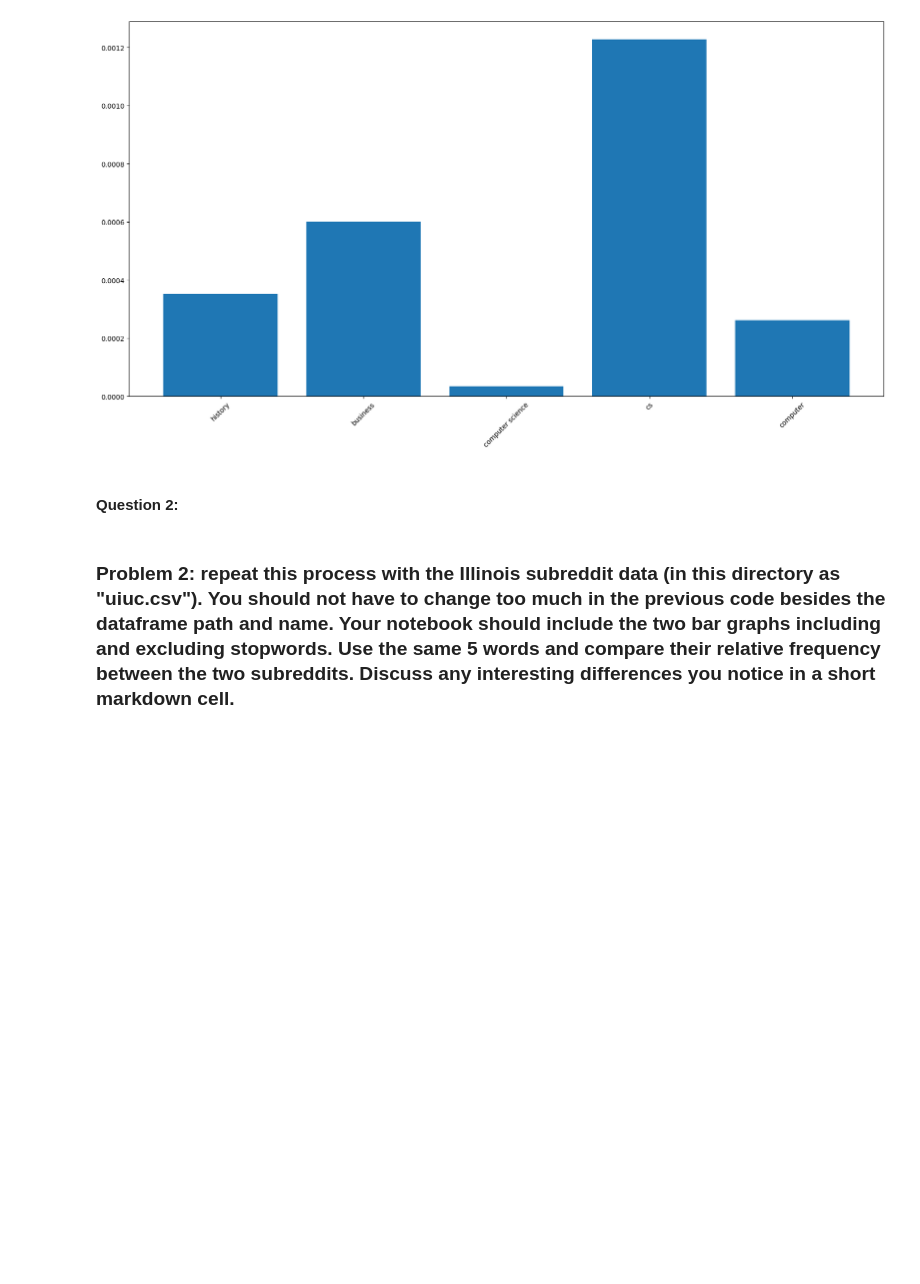
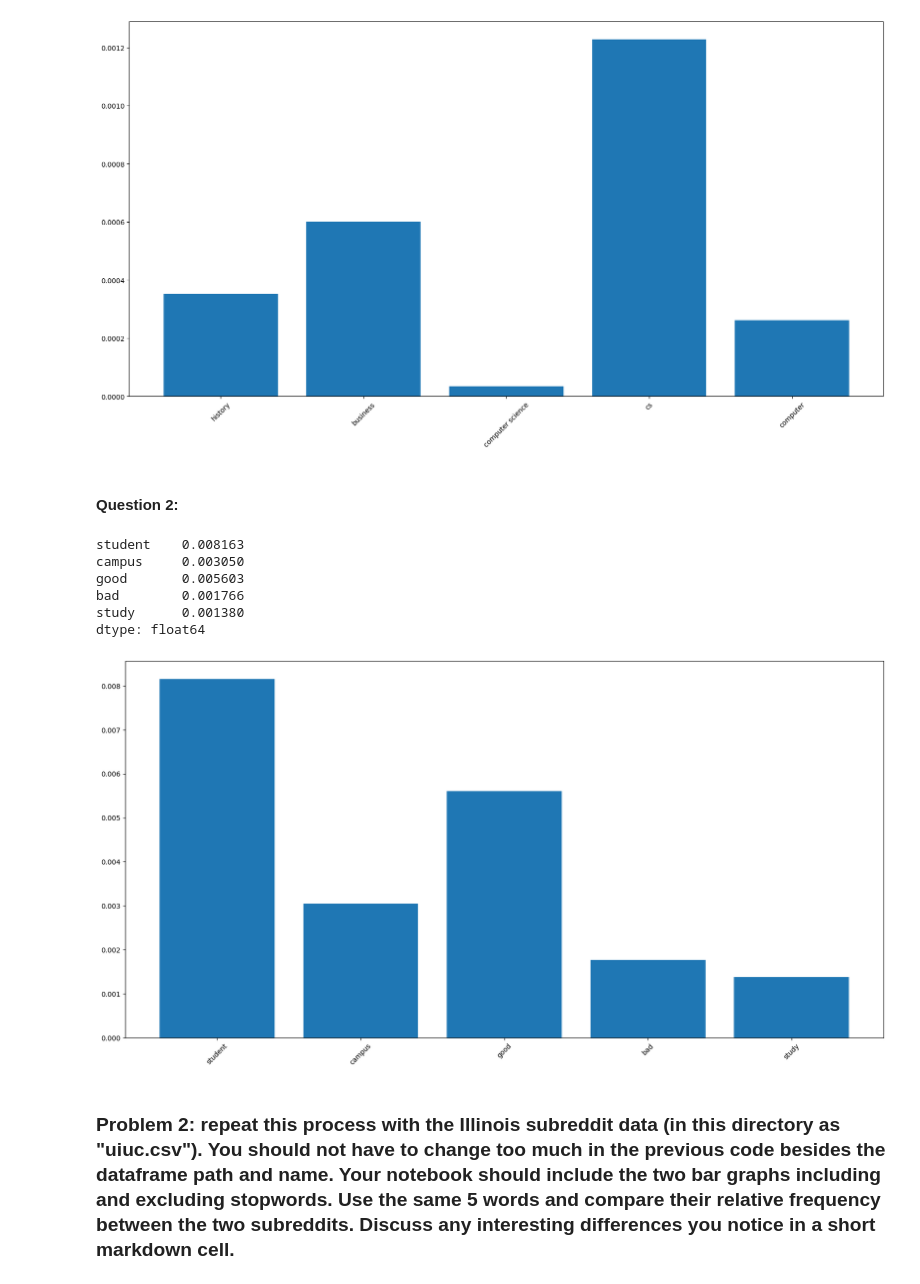
Before and after one commit to ritorito4444/project1-counting-words, a Jupyter notebook: project1.ipynb, the cells around one changed output. Saved outputs shown, nothing was run; the diff lists cells and outputs as text; code cells hidden in the pictures; blank space fills up the shorter version.

```diff
--- a/project1.ipynb
+++ b/project1.ipynb
@@ -248,5 +250,21 @@ plt.show()
 #### Question 2:
 # %%
 #TODO: pick 5 words that you find interesting or are curious about, and plot a bar plot of their frequency in this dataset
+plot_list=word_counts[["student", "campus", "good", "bad", "study"]]
+plot_list
+# %% [output]
+student    0.008163
+campus     0.003050
+good       0.005603
+bad        0.001766
+study      0.001380
+dtype: float64
+# %%
+plt.figure(figsize=(20,10))
+plt.bar(plot_list.index, plot_list.values)
+plt.xticks(rotation=45)
+plt.show()
+# %% [output]
+[figure, added]
 # %% [markdown]
 ### Problem 2: repeat this process with the Illinois subreddit data (in this directory as "uiuc.csv"). You should not have to change too much in the previous code besides the dataframe path and name. Your notebook should include the two bar graphs including and excluding stopwords. Use the same 5 words and compare their relative frequency between the two subreddits. Discuss any interesting differences you notice in a short markdown cell.
```
Also changed, not shown: parts of 9 cells of this notebook.
